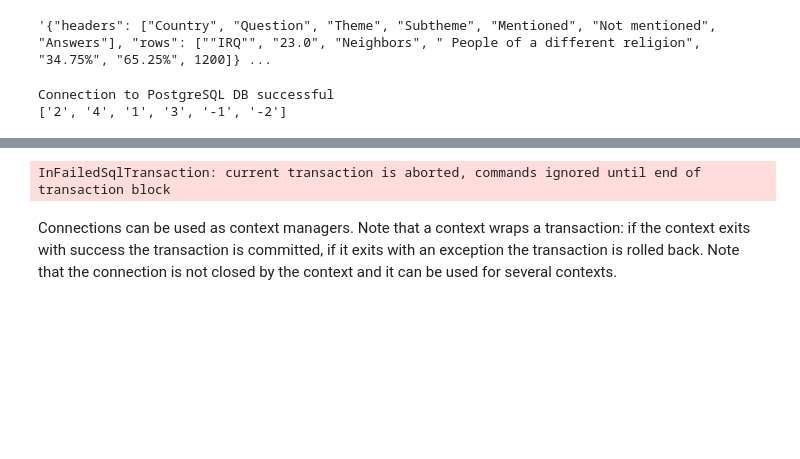
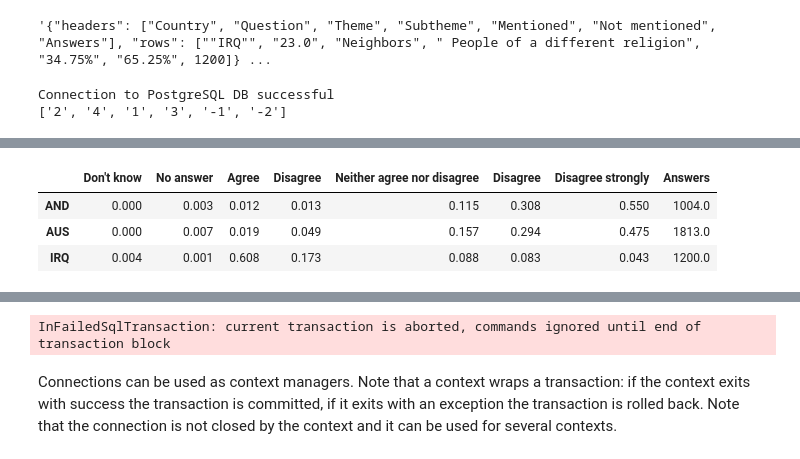
Before and after one commit to augustlidfeldt/country_explorer, a Jupyter notebook: notebooks/api_dev.ipynb, the cells around one changed output, grey strips where cells are left out. Cells and saved outputs as stored; diff of their text form; code cells hidden in the pictures; blank space fills up the shorter version.

```diff
--- a/notebooks/api_dev.ipynb
+++ b/notebooks/api_dev.ipynb
@@ -292,0 +246,86 @@ See the caveats in the documentation: https://pandas.pydata.org/pandas-docs/stab
+# %%
+import numpy as np
+
+answer_dict = {'-5': 'alt_op_5', '-4': 'alt_op_4', '-3': 'alt_op_3', '-2': 'alt_op_2', '-1': 'alt_op_1', '1': 'op_1',
+               '2': 'op_2', '3': 'op_3', '4': 'op_4', '5': 'op_5', '6': 'op_6', '7': 'op_7', '8': 'op_8', '9': 'op_9', '10': 'op_10'}
+
+
+def list_to_sql_string(country_alpha):
+    question_str = ""
+    for c in country_alpha:
+        question_str += "'"+c+"',"
+
+    return question_str[:-1]
+
+def PSQL_execute(query):
+    with connection:
+        with connection.cursor() as cursor:
+            cursor.execute(query)
+            results = cursor.fetchall()
+    return results
+
+def ask_many_questions(question_nr, country_alpha):
+    country_alpha = list_to_sql_string(country_alpha)
+
+    ## Getting response frequencies
+    select_question_answers = f"""
+            SELECT "B_COUNTRY_ALPHA","Q{question_nr}", COUNT("Q{question_nr}") FROM QUESTIONS WHERE "B_COUNTRY_ALPHA" IN ({country_alpha}) GROUP BY "B_COUNTRY_ALPHA","Q{question_nr}" ORDER BY "B_COUNTRY_ALPHA"
+        """
+
+    results = PSQL_execute(select_question_answers)
+
+    res_df = pd.DataFrame()
+
+    for r in results:
+        country = r[0]
+        response_code = r[1]
+        resp_frequency = r[2]
+
+        res_df.loc[country,response_code] = resp_frequency
+
+    res_df.fillna(0, inplace=True)
+    res_df.sort_index(axis=1, inplace=True)
+
+    ## Getting the answers
+
+    # Get the set of response_codes that were possible in the answers, can be different for different countries
+    nr_columns = list(set(map(lambda a : a[1],results)))
+
+    # Convert the numeric response codes in the answer to text response codes in database
+    text_columns = ",".join(list(map(lambda a : answer_dict[a],nr_columns)))
+
+    # Answers query
+    select_answers = f"""
+    SELECT q,theme,subtheme,{text_columns} FROM answers WHERE "q" = '{question_nr}.0'
+    """
+    question_legend = PSQL_execute(select_answers)[0]
+
+    theme = question_legend[1]
+    subtheme = question_legend[2]
+    response_options = question_legend[3:]
+
+    resp_dict = {}
+    for i, response in enumerate(response_options):
+        resp_dict[nr_columns[i]] = response
+
+    res_df.rename(columns=resp_dict, inplace=True)
+
+    res_df['Answers'] = res_df.sum(axis=1)
+    res_df.iloc[:,:-1] = res_df.iloc[:,:-1].div(res_df['Answers'], axis=0).round(3)
+
+    display(res_df)
+    res_dict = res_df.iloc[:,:].to_dict(orient='split')
+
+    response = {"question_nr" : question_nr, "theme" : theme, "subtheme" : subtheme, "headers" : res_dict['columns'], "countries" : res_dict['index'], "rows" : res_dict['data']}
+    return json.dumps(response)
+
+## Input
+country_alpha = ['AND','AUS','IRQ']
+question_nr = 2
+
+ask_many_questions(question_nr=33,country_alpha=country_alpha)
+# %% [output]
+|  | Don't know | No answer | Agree | Disagree | Neither agree nor disagree | Disagree | Disagree strongly | Answers |
+| AND | 0.000 | 0.003 | 0.012 | 0.013 | 0.115 | 0.308 | 0.550 | 1004.0 |
+| AUS | 0.000 | 0.007 | 0.019 | 0.049 | 0.157 | 0.294 | 0.475 | 1813.0 |
+| IRQ | 0.004 | 0.001 | 0.608 | 0.173 | 0.088 | 0.083 | 0.043 | 1200.0 |
```
Also changed, not shown: parts of 19 cells of this notebook, 1 other file.
